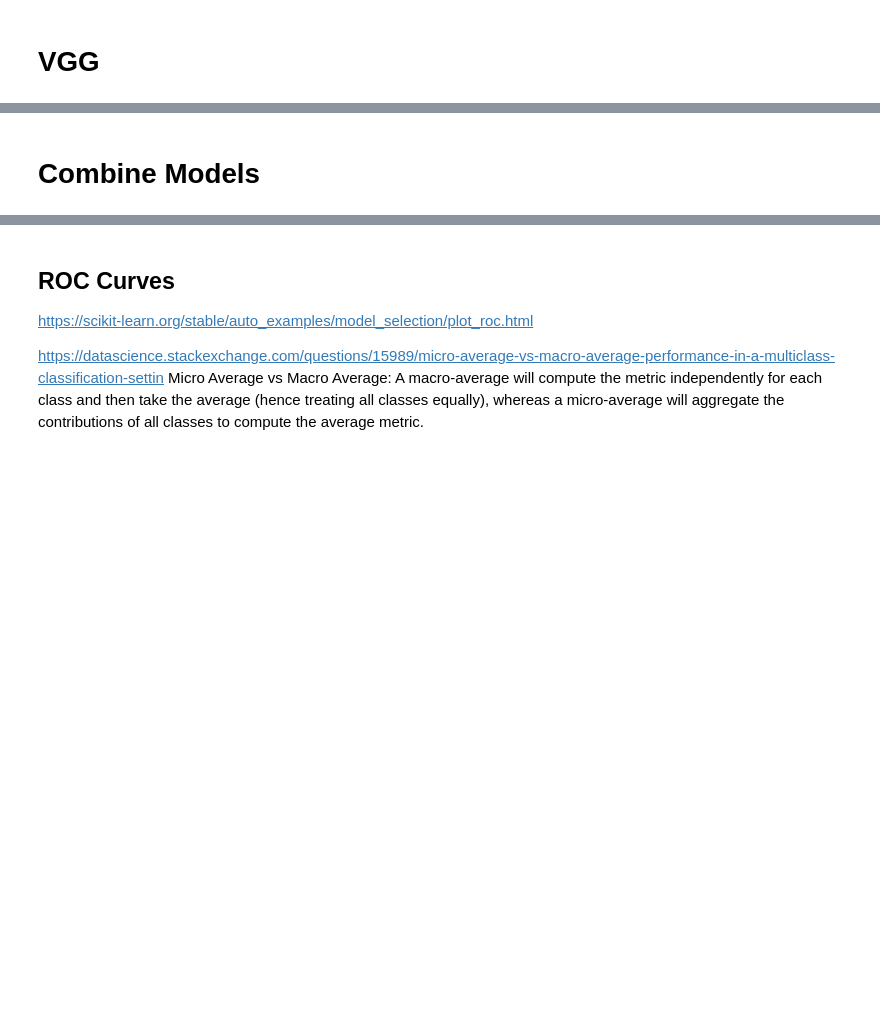
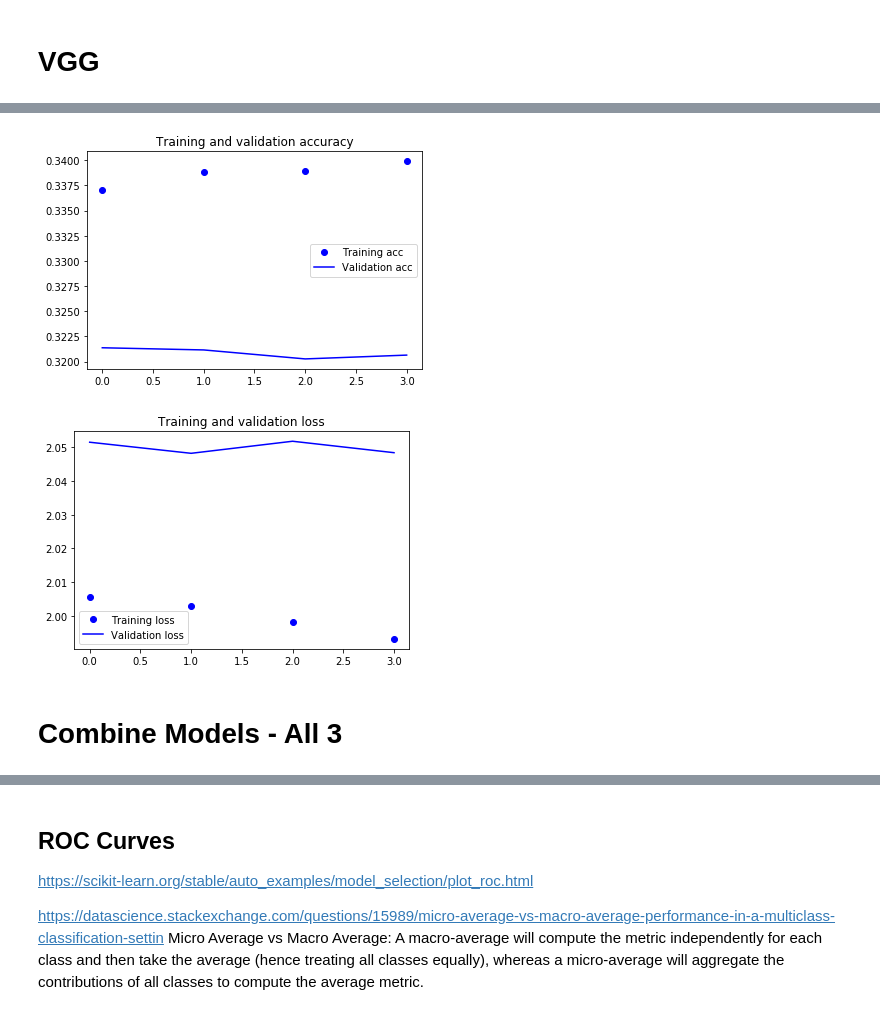
Before and after one commit to c3108/2015lab1, a Jupyter notebook: Capstone_Neural_Net_Copy5.ipynb, the cells around one changed output, grey strips where cells are left out. Saved outputs shown, nothing was run; the diff lists cells and outputs as text; code cells hidden in the pictures; blank space fills up the shorter version.

```diff
--- a/Capstone_Neural_Net_Copy5.ipynb
+++ b/Capstone_Neural_Net_Copy5.ipynb
@@ -595,4 +1046,14 @@ print('Test accuracy:', score[1])
+# %%
+acc = history_mlp.history['acc']
+val_acc = history_mlp.history['val_acc']
+loss = history_mlp.history['loss']
+val_loss = history_mlp.history['val_loss']
+
+plot_loss(acc, val_acc, loss, val_loss)
+# %% [output]
+[figure, added]
+[figure, added]
 # %% [markdown]
-# Combine Models
+# Combine Models - All 3
 # %%
 # combine the output of previous two models
```
Also changed, not shown: parts of 59 cells of this notebook.
